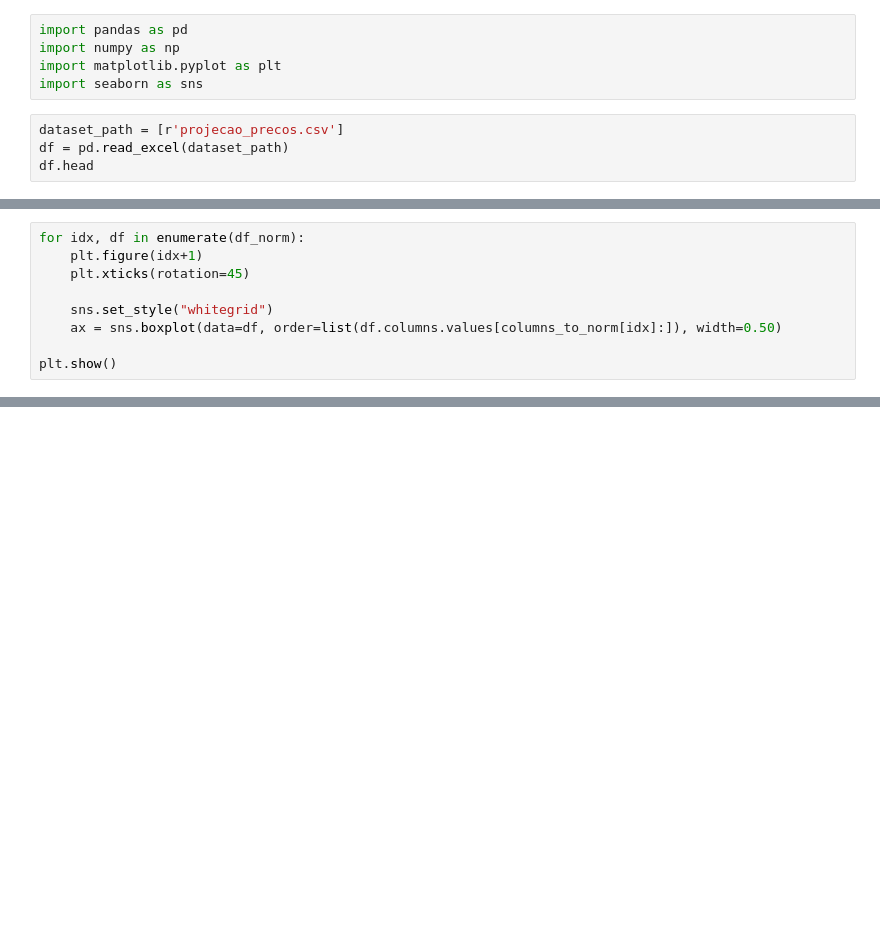
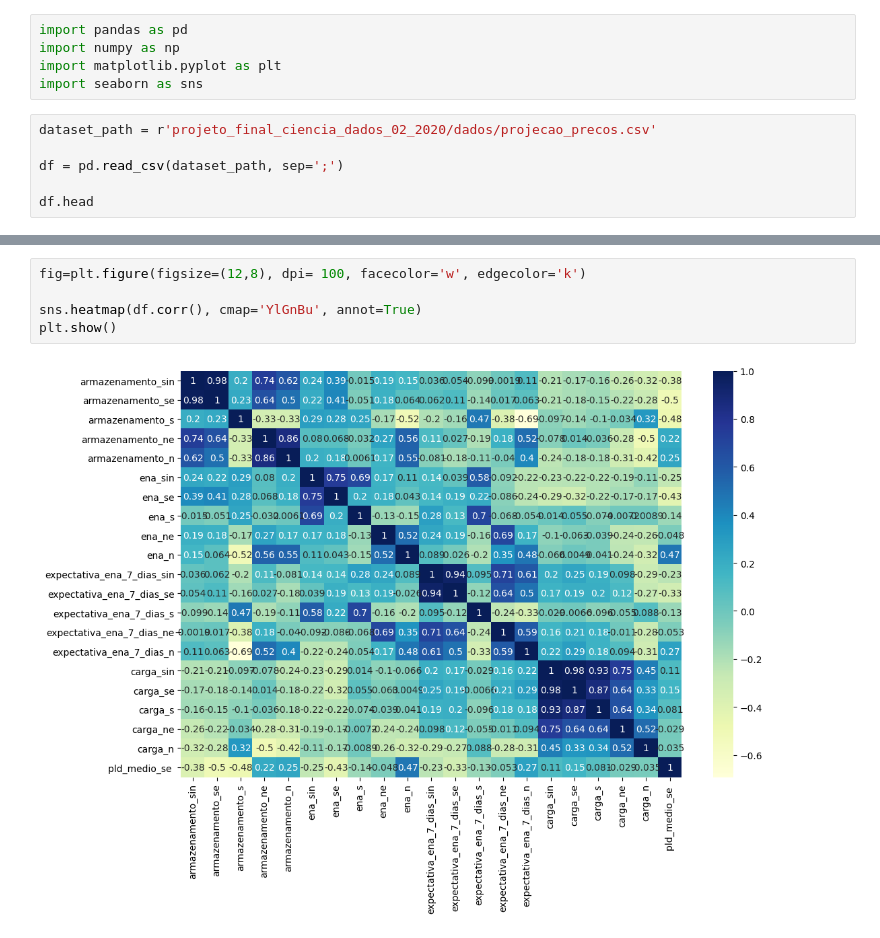
Before and after one commit to wsilveira-splunk/projeto_final_ciencia_dados_02_2020, a Jupyter notebook: projeto_final_ciencia_dados_02_2020.ipynb, the cells around one changed output, grey strips where cells are left out. Cells and saved outputs as stored; diff of their text form; blank space fills up the shorter version.

Commit message:
Inspecting the data

```diff
--- a/projeto_final_ciencia_dados_02_2020.ipynb
+++ b/projeto_final_ciencia_dados_02_2020.ipynb
@@ -34,6 +39,8 @@ import numpy as np
 import matplotlib.pyplot as plt
 import seaborn as sns
 # %%
-dataset_path = [r'projecao_precos.csv']
-df = pd.read_excel(dataset_path)
+dataset_path = r'projeto_final_ciencia_dados_02_2020/dados/projecao_precos.csv'
+
+df = pd.read_csv(dataset_path, sep=';')
+
 df.head
@@ -58,9 +61,0 @@ Visualizing Data
-# %%
-for idx, df in enumerate(df_norm):
-    plt.figure(idx+1)
-    plt.xticks(rotation=45)
-
-    sns.set_style("whitegrid")
-    ax = sns.boxplot(data=df, order=list(df.columns.values[columns_to_norm[idx]:]), width=0.50)
-
-plt.show()
@@ -70,0 +98,7 @@ plt.show()
+# %%
+fig=plt.figure(figsize=(12,8), dpi= 100, facecolor='w', edgecolor='k')
+
+sns.heatmap(df.corr(), cmap='YlGnBu', annot=True)
+plt.show()
+# %% [output]
+[figure, added]
```
Also changed, not shown: parts of 9 cells of this notebook.
